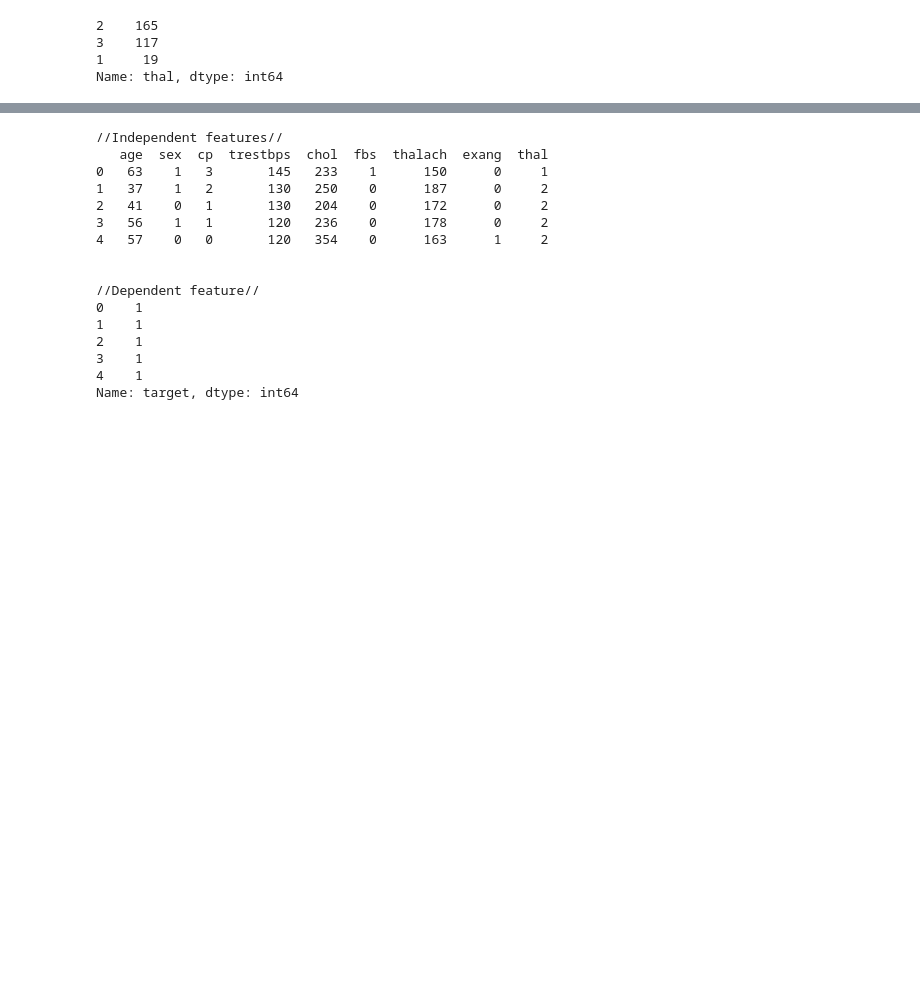
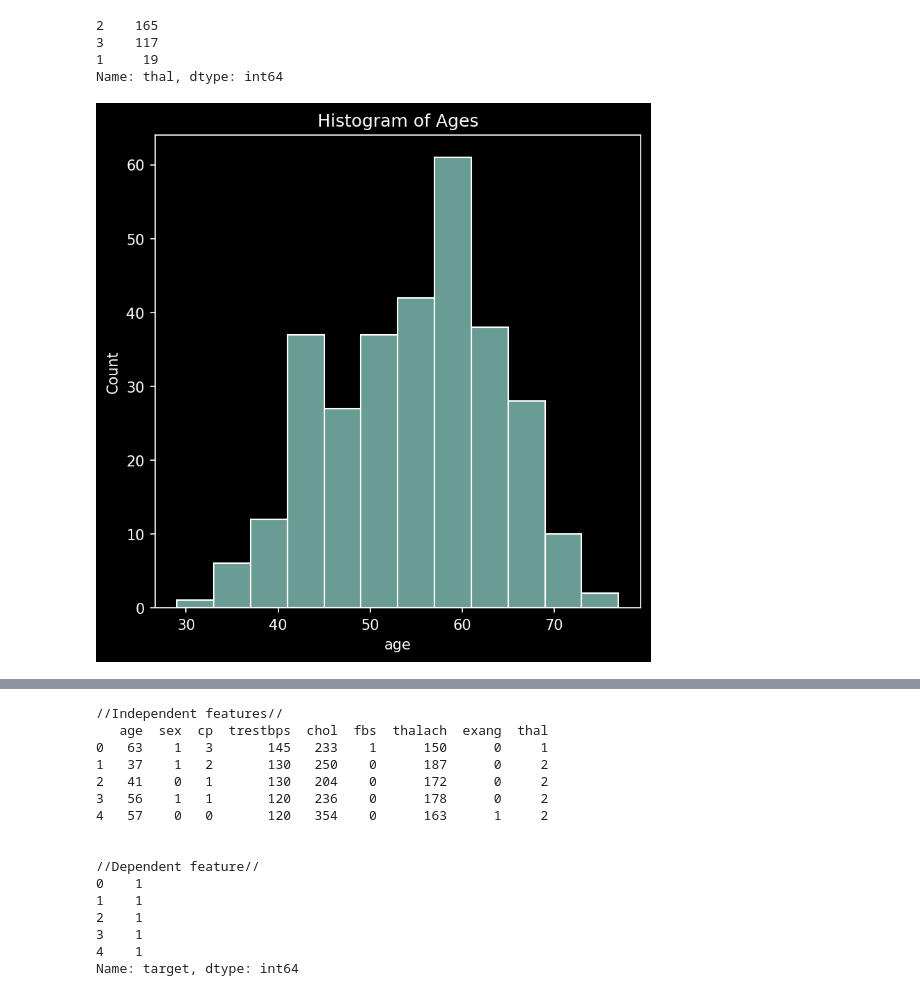
Before and after one commit to debjitpal5040/save-heart, a Jupyter notebook: Notebooks/save-heart.ipynb, the cells around one changed output, grey strips where cells are left out. Cells and saved outputs as stored; diff of their text form; code cells hidden in the pictures; blank space fills up the shorter version.

```diff
--- a/Notebooks/save-heart.ipynb
+++ b/Notebooks/save-heart.ipynb
@@ -63,3 +65,11 @@ data["thal"].value_counts()
 3    117
 1     19
 Name: thal, dtype: int64
+# %%
+plt.figure(figsize=(6,6), dpi=150)
+plt.style.use('dark_background')
+plt.title("Histogram of Ages")
+sns.histplot(data["age"])
+plt.savefig("../media/age_histogram.png", bbox_inches='tight')
+# %% [output]
+[figure, added]
```
Also changed, not shown: parts of 11 cells of this notebook, 7 other files.
